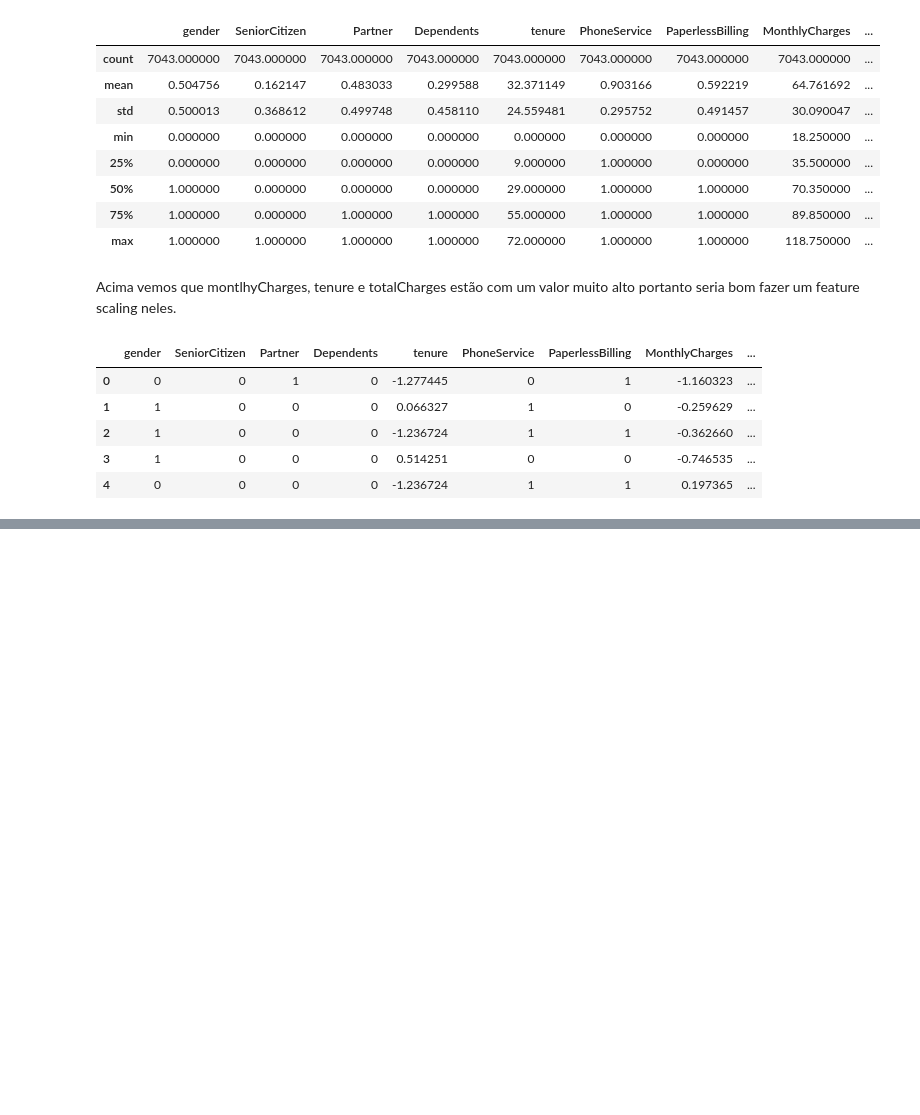
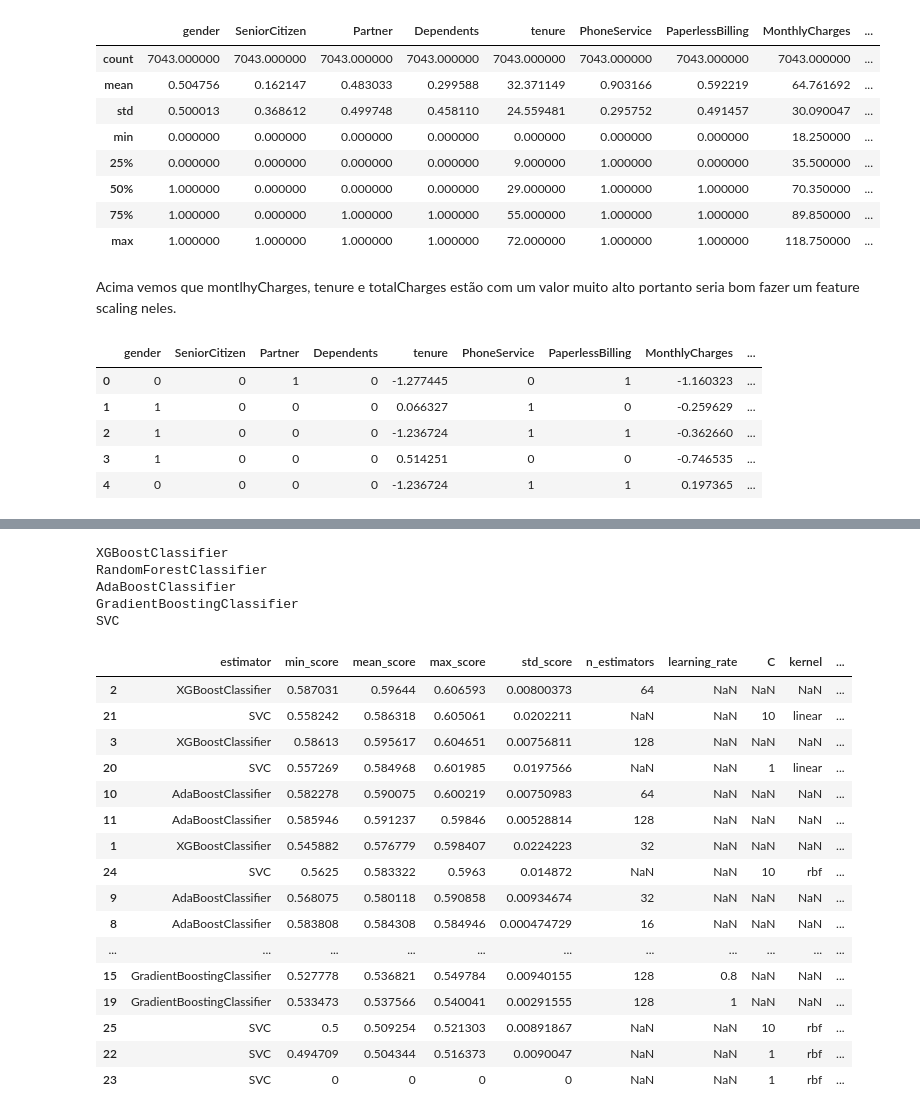
Before and after one commit to tvaditya/intro_ds_and_ml, a Jupyter notebook: [T_V_Aditya]Churn_Prediction_para_uma_empresa_de_Telecomunicações.ipynb, the cells around one changed output, grey strips where cells are left out. Saved outputs shown, nothing was run; the diff lists cells and outputs as text; code cells hidden in the pictures; blank space fills up the shorter version.

```diff
--- a/[T_V_Aditya]Churn_Prediction_para_uma_empresa_de_Telecomunicações.ipynb
+++ b/[T_V_Aditya]Churn_Prediction_para_uma_empresa_de_Telecomunicações.ipynb
@@ -359,0 +370,3 @@ from sklearn.linear_model import LogisticRegression
+# %%
+# Separar em treino e teste
+X_train, X_test, y_train, y_test = train_test_split(dataset, target, stratify=target, test_size=0.2, random_state=2021)
@@ -359,0 +377,19 @@ from sklearn.linear_model import LogisticRegression
+# %%
+models1 = {
+    'XGBoostClassifier': XGBClassifier(),
+    'RandomForestClassifier': RandomForestClassifier(),
+    'AdaBoostClassifier': AdaBoostClassifier(),
+    'GradientBoostingClassifier': GradientBoostingClassifier(),
+    'SVC': SVC()
+}
+# %%
+params1 = {
+    'XGBoostClassifier': { 'n_estimators': [16, 32, 64, 128] },
+    'RandomForestClassifier': { 'n_estimators': [16, 32, 64, 128] },
+    'AdaBoostClassifier':  { 'n_estimators': [16, 32, 64, 128] },
+    'GradientBoostingClassifier': { 'n_estimators': [16, 32, 64, 128], 'learning_rate': [0.8, 1.0] },
+    'SVC': [
+        {'kernel': ['linear'], 'C': [1, 10]},
+        {'kernel': ['rbf'], 'C': [1, 10], 'gamma': [0.001, 0.0001]},
+    ]
+}
@@ -359,0 +454,4 @@ from sklearn.linear_model import LogisticRegression
+# %%
+# Fit com o F1-score
+helper1 = EstimatorSelectionHelper(models1, params1)
+helper1.fit(X_train, y_train, scoring='f1', n_jobs=2)
@@ -359,0 +479,25 @@ from sklearn.linear_model import LogisticRegression
+# %%
+helper1.score_summary(sort_by='max_score')
+# %% [output]
+XGBoostClassifier
+RandomForestClassifier
+AdaBoostClassifier
+GradientBoostingClassifier
+SVC
+|  | estimator | min_score | mean_score | max_score | std_score | n_estimators | learning_rate | C | kernel | ... |
+| 2 | XGBoostClassifier | 0.587031 | 0.59644 | 0.606593 | 0.00800373 | 64 | NaN | NaN | NaN | ... |
+| 21 | SVC | 0.558242 | 0.586318 | 0.605061 | 0.0202211 | NaN | NaN | 10 | linear | ... |
+| 3 | XGBoostClassifier | 0.58613 | 0.595617 | 0.604651 | 0.00756811 | 128 | NaN | NaN | NaN | ... |
+| 20 | SVC | 0.557269 | 0.584968 | 0.601985 | 0.0197566 | NaN | NaN | 1 | linear | ... |
+| 10 | AdaBoostClassifier | 0.582278 | 0.590075 | 0.600219 | 0.00750983 | 64 | NaN | NaN | NaN | ... |
+| 11 | AdaBoostClassifier | 0.585946 | 0.591237 | 0.59846 | 0.00528814 | 128 | NaN | NaN | NaN | ... |
+| 1 | XGBoostClassifier | 0.545882 | 0.576779 | 0.598407 | 0.0224223 | 32 | NaN | NaN | NaN | ... |
+| 24 | SVC | 0.5625 | 0.583322 | 0.5963 | 0.014872 | NaN | NaN | 10 | rbf | ... |
+| 9 | AdaBoostClassifier | 0.568075 | 0.580118 | 0.590858 | 0.00934674 | 32 | NaN | NaN | NaN | ... |
+| 8 | AdaBoostClassifier | 0.583808 | 0.584308 | 0.584946 | 0.000474729 | 16 | NaN | NaN | NaN | ... |
+| ... | ... | ... | ... | ... | ... | ... | ... | ... | ... | ... |
+| 15 | GradientBoostingClassifier | 0.527778 | 0.536821 | 0.549784 | 0.00940155 | 128 | 0.8 | NaN | NaN | ... |
+| 19 | GradientBoostingClassifier | 0.533473 | 0.537566 | 0.540041 | 0.00291555 | 128 | 1 | NaN | NaN | ... |
+| 25 | SVC | 0.5 | 0.509254 | 0.521303 | 0.00891867 | NaN | NaN | 10 | rbf | ... |
+| 22 | SVC | 0.494709 | 0.504344 | 0.516373 | 0.0090047 | NaN | NaN | 1 | rbf | ... |
+| 23 | SVC | 0 | 0 | 0 | 0 | NaN | NaN | 1 | rbf | ... |
```
Also changed, not shown: parts of 36 cells of this notebook.
